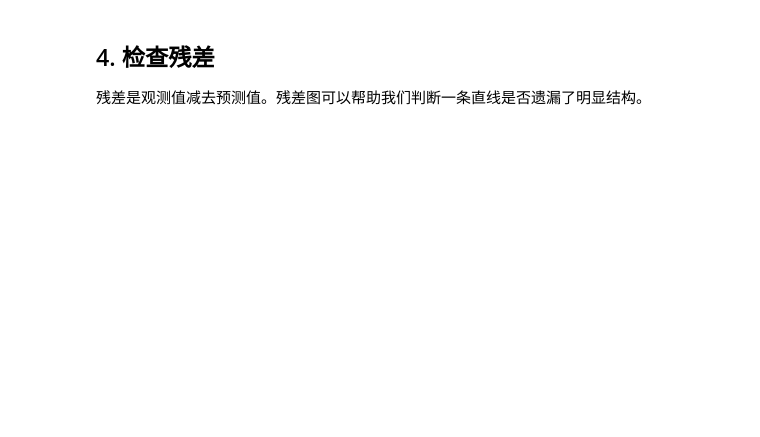
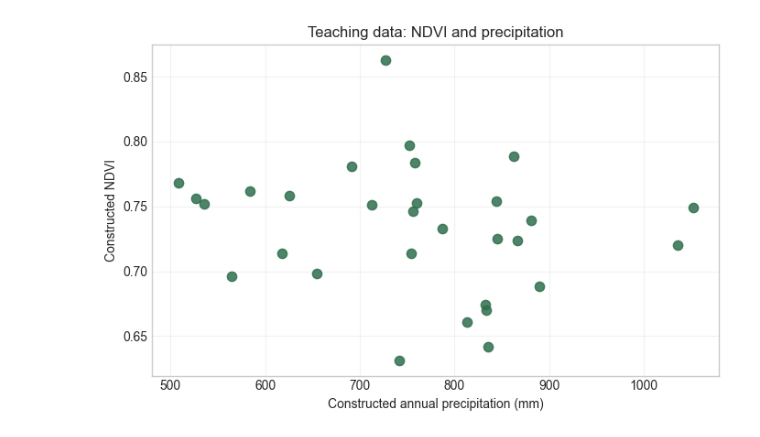
Before and after one commit to ali820/LearnGeoAI, a Jupyter notebook: episodes/01-linear-regression/notebook.ipynb, the cells around one changed output. Drawn from its saved outputs; the diff is of its cells as text; code cells hidden in the pictures; blank space fills up the shorter version.

```diff
--- a/episodes/01-linear-regression/notebook.ipynb
+++ b/episodes/01-linear-regression/notebook.ipynb
@@ -52,0 +44,33 @@ data
+# %%
+rng = np.random.default_rng(42)
+
+n_sites = 30
+site_id = [f"S{i:02d}" for i in range(1, n_sites + 1)]
+elevation_m = np.linspace(120, 2380, n_sites) + rng.normal(0, 70, n_sites)
+precip_mm = 520 + 0.18 * elevation_m + rng.normal(0, 85, n_sites)
+temp_c = 25.5 - 0.0048 * elevation_m + rng.normal(0, 0.9, n_sites)
+
+# Teaching-only response: positive association with precipitation and temperature,
+# plus a weaker direct elevation term and small noise.
+ndvi = (
+    0.12
+    + 0.00042 * precip_mm
+    + 0.018 * temp_c
+    - 0.000035 * elevation_m
+    + rng.normal(0, 0.035, n_sites)
+)
+ndvi = np.clip(ndvi, 0.12, 0.88)
+
+records = [
+    {
+        "site_id": sid,
+        "ndvi": round(float(v), 3),
+        "precip_mm": round(float(p), 1),
+        "temp_c": round(float(t), 2),
+        "elevation_m": round(float(e), 1),
+    }
+    for sid, v, p, t, e in zip(site_id, ndvi, precip_mm, temp_c, elevation_m)
+]
+
+data = pd.DataFrame.from_records(records)
+data.head()
@@ -53,16 +88,12 @@ data
 # %%
 fig, ax = plt.subplots(figsize=(7, 4.5))
-ax.scatter(data["elevation_m"], data["temperature_c"], label="Observed", color="#1f77b4")
-ax.plot(data["elevation_m"], data["predicted_temperature_c"], label="Linear fit", color="#d62728")
-ax.set_xlabel("Elevation (m)")
-ax.set_ylabel("Temperature (°C)")
-ax.set_title("Teaching example: temperature vs. elevation")
-ax.legend()
+ax.scatter(data["precip_mm"], data["ndvi"], s=55, color="#2f6f4e", alpha=0.85)
+ax.set_xlabel("Constructed annual precipitation (mm)")
+ax.set_ylabel("Constructed NDVI")
+ax.set_title("Teaching data: NDVI and precipitation")
 ax.grid(True, alpha=0.25)
 fig.tight_layout()
-fig.savefig(FIGURE_DIR / "elevation_temperature_fit.png", dpi=200)
+fig.savefig(FIGURE_DIR / "precip_ndvi_scatter.png", dpi=200)
 plt.show()
+# %% [output]
+[figure, added]
-# %% [markdown]
-## 4. 检查残差
-
-残差是观测值减去预测值。残差图可以帮助我们判断一条直线是否遗漏了明显结构。
```
Also changed, not shown: parts of 25 cells of this notebook, 11 other files.
